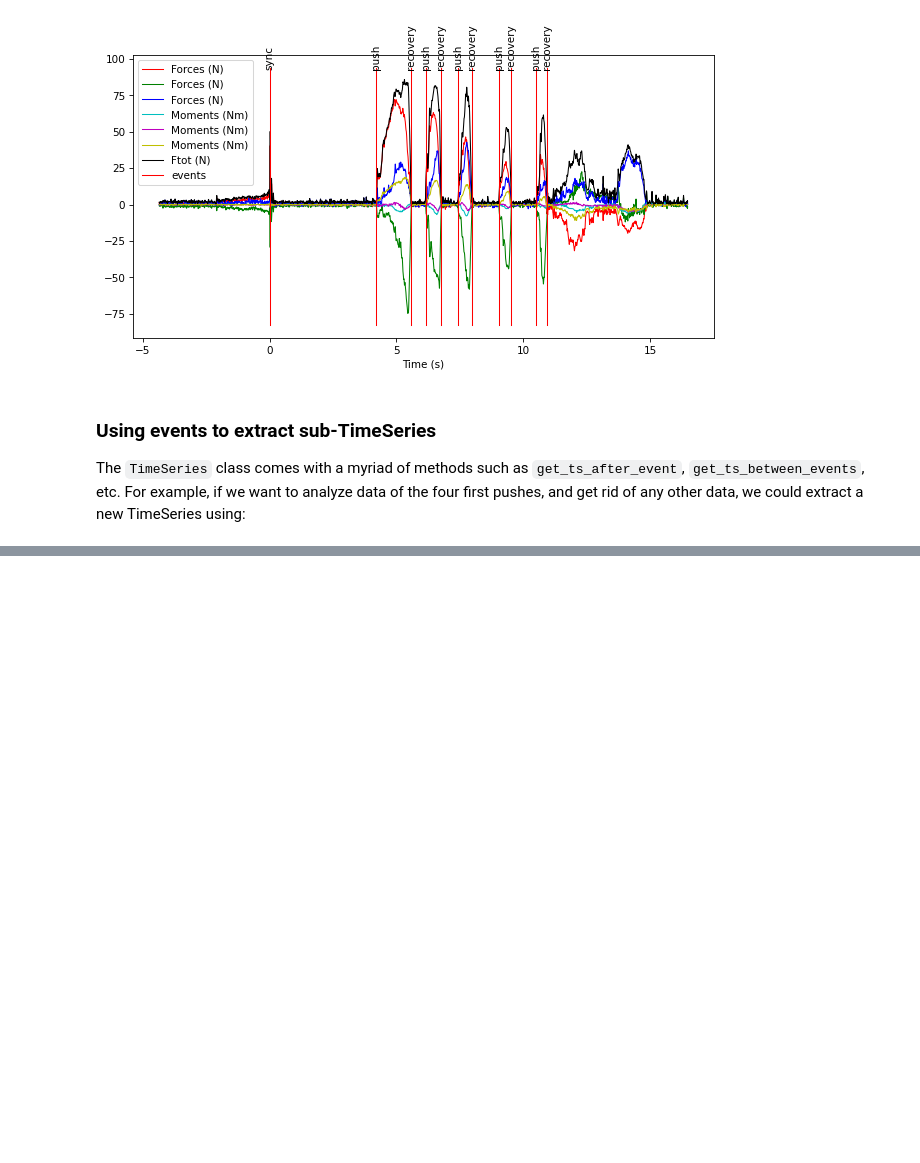
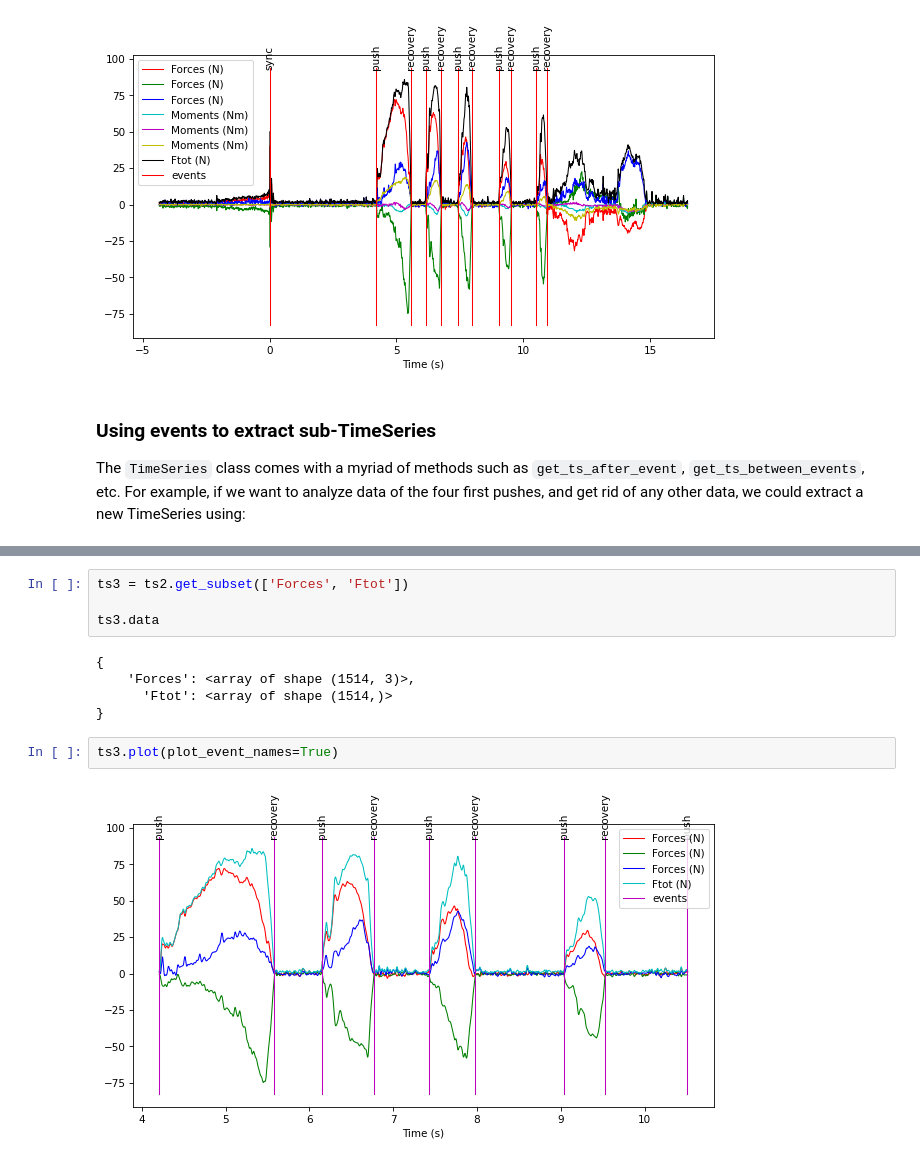
Before and after one commit to kineticstoolkit/kineticstoolkit, a Jupyter notebook: tutorials/index.ipynb, the cells around one changed output, grey strips where cells are left out. Cells and saved outputs as stored; diff of their text form; blank space fills up the shorter version.

```diff
--- a/tutorials/index.ipynb
+++ b/tutorials/index.ipynb
@@ -254,0 +251,13 @@ To be continued.
+# %%
+ts3 = ts2.get_subset(['Forces', 'Ftot'])
+
+ts3.data
+# %% [output]
+{
+    'Forces': <array of shape (1514, 3)>,
+      'Ftot': <array of shape (1514,)>
+}
+# %%
+ts3.plot(plot_event_names=True)
+# %% [output]
+[figure, added]
```
Also changed, not shown: parts of 4 cells of this notebook, 3 other files.
